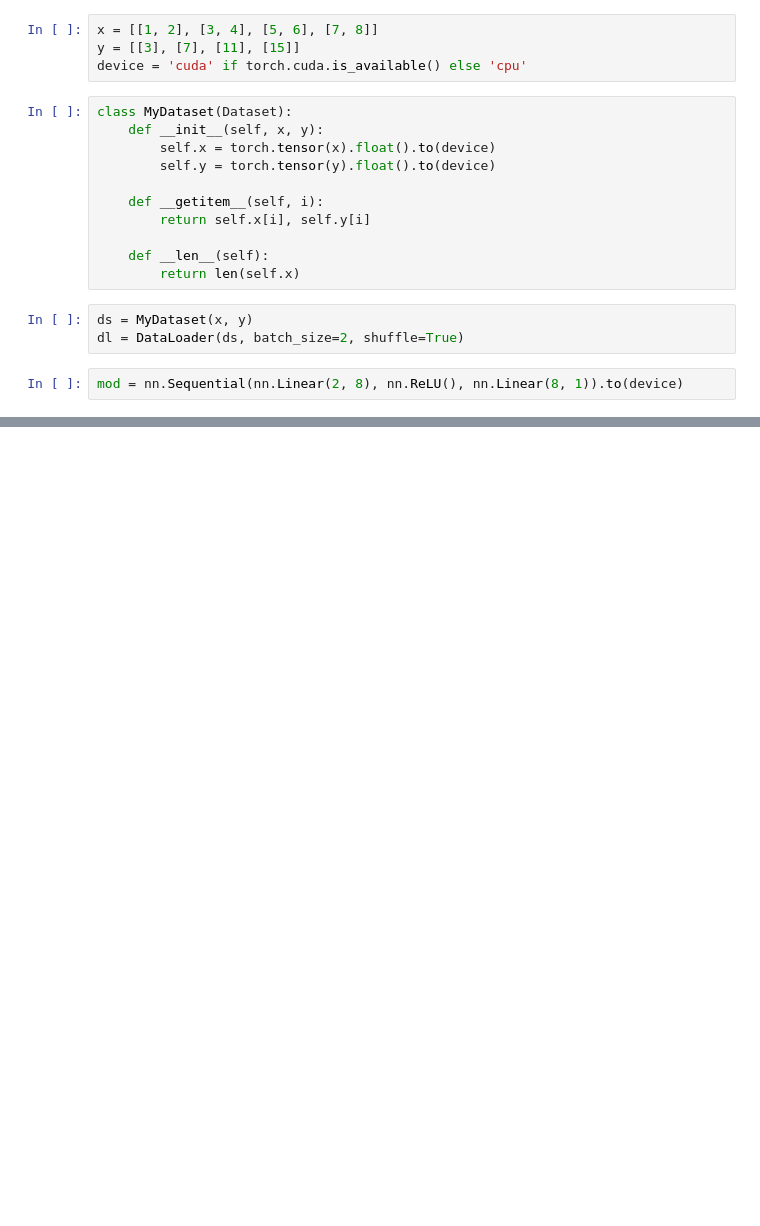
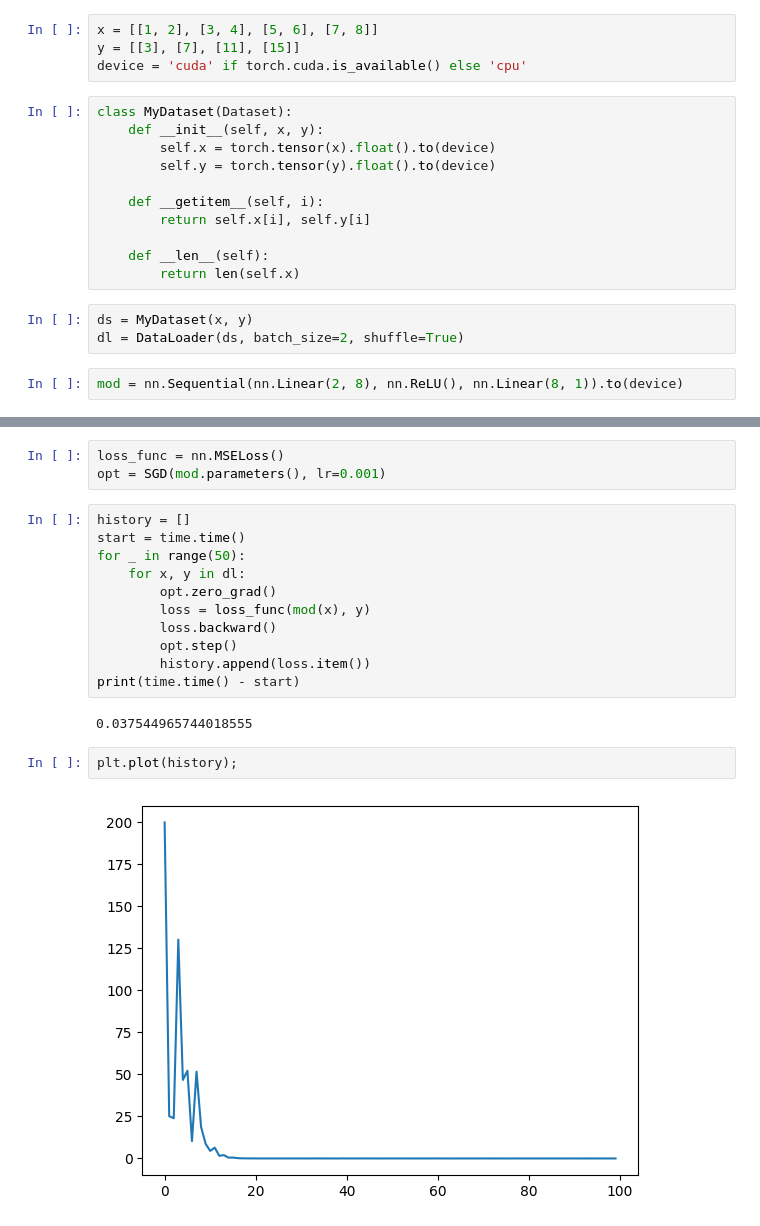
Before and after one commit to damiansp/cpu_vis, a Jupyter notebook: mod_w_pytorch/02_fundamentals/1_fundamentals.ipynb, the cells around one changed output, grey strips where cells are left out. Drawn from its saved outputs; the diff is of its cells as text; blank space fills up the shorter version.

```diff
--- a/mod_w_pytorch/02_fundamentals/1_fundamentals.ipynb
+++ b/mod_w_pytorch/02_fundamentals/1_fundamentals.ipynb
@@ -467,0 +489,20 @@ mod = nn.Sequential(nn.Linear(2, 8), nn.ReLU(), nn.Linear(8, 1)).to(device)
+# %%
+loss_func = nn.MSELoss()
+opt = SGD(mod.parameters(), lr=0.001)
+# %%
+history = []
+start = time.time()
+for _ in range(50):
+    for x, y in dl:
+        opt.zero_grad()
+        loss = loss_func(mod(x), y)
+        loss.backward()
+        opt.step()
+        history.append(loss.item())
+print(time.time() - start)
+# %% [output]
+0.037544965744018555
+# %%
+plt.plot(history);
+# %% [output]
+[figure, added]
```
Also changed, not shown: parts of 21 cells of this notebook.
